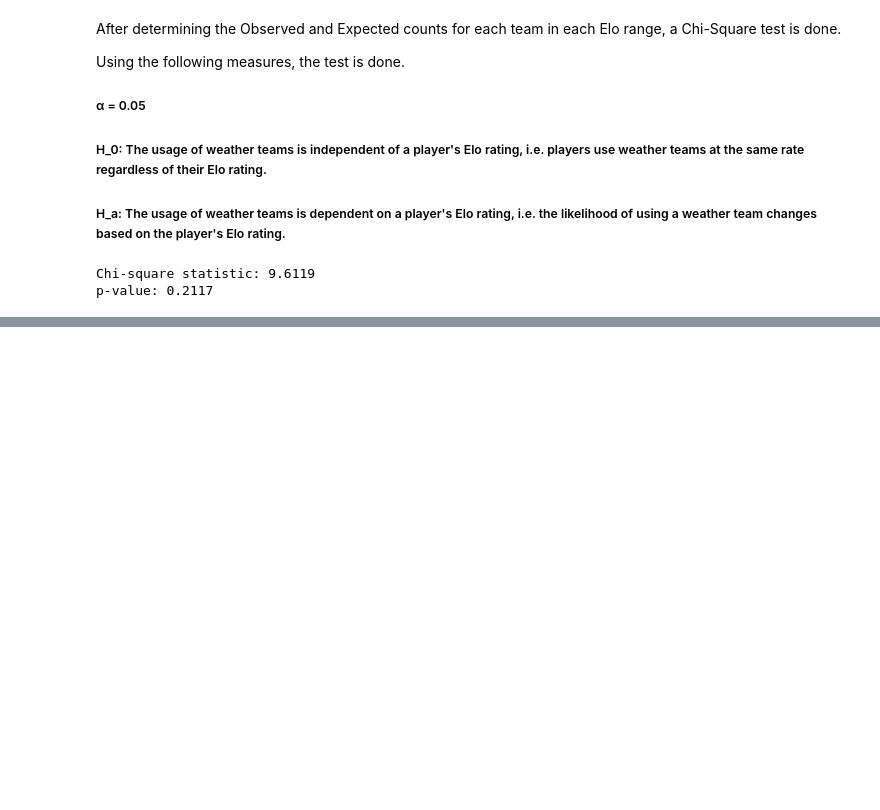
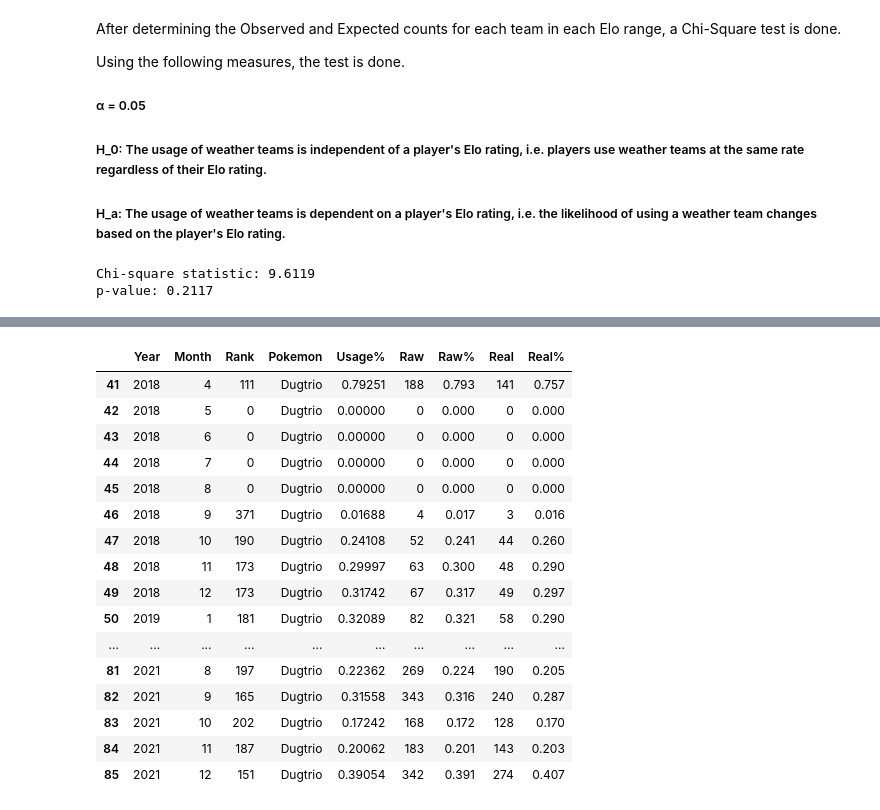
Before and after one commit to jrgo7/csmodel-mco, a Jupyter notebook: phase-2.ipynb, the cells around one changed output, grey strips where cells are left out. Drawn from its saved outputs; the diff is of its cells as text; code cells hidden in the pictures; blank space fills up the shorter version.

```diff
--- a/phase-2.ipynb
+++ b/phase-2.ipynb
@@ -1496,0 +2018,25 @@ Since the p-value gotten after the Chi-Square test is greater than α, we fail t
+# %%
+post_ban_df = dugtrio_df.loc[
+    (dugtrio_df['Year'] > ban_year) |
+    ((dugtrio_df['Year'] == ban_year) & (dugtrio_df['Month'] >= ban_month))
+]
+
+post_ban_df
+# %% [output]
+|  | Year | Month | Rank | Pokemon | Usage% | Raw | Raw% | Real | Real% |
+| 41 | 2018 | 4 | 111 | Dugtrio | 0.79251 | 188 | 0.793 | 141 | 0.757 |
+| 42 | 2018 | 5 | 0 | Dugtrio | 0.00000 | 0 | 0.000 | 0 | 0.000 |
+| 43 | 2018 | 6 | 0 | Dugtrio | 0.00000 | 0 | 0.000 | 0 | 0.000 |
+| 44 | 2018 | 7 | 0 | Dugtrio | 0.00000 | 0 | 0.000 | 0 | 0.000 |
+| 45 | 2018 | 8 | 0 | Dugtrio | 0.00000 | 0 | 0.000 | 0 | 0.000 |
+| 46 | 2018 | 9 | 371 | Dugtrio | 0.01688 | 4 | 0.017 | 3 | 0.016 |
+| 47 | 2018 | 10 | 190 | Dugtrio | 0.24108 | 52 | 0.241 | 44 | 0.260 |
+| 48 | 2018 | 11 | 173 | Dugtrio | 0.29997 | 63 | 0.300 | 48 | 0.290 |
+| 49 | 2018 | 12 | 173 | Dugtrio | 0.31742 | 67 | 0.317 | 49 | 0.297 |
+| 50 | 2019 | 1 | 181 | Dugtrio | 0.32089 | 82 | 0.321 | 58 | 0.290 |
+| ... | ... | ... | ... | ... | ... | ... | ... | ... | ... |
+| 81 | 2021 | 8 | 197 | Dugtrio | 0.22362 | 269 | 0.224 | 190 | 0.205 |
+| 82 | 2021 | 9 | 165 | Dugtrio | 0.31558 | 343 | 0.316 | 240 | 0.287 |
+| 83 | 2021 | 10 | 202 | Dugtrio | 0.17242 | 168 | 0.172 | 128 | 0.170 |
+| 84 | 2021 | 11 | 187 | Dugtrio | 0.20062 | 183 | 0.201 | 143 | 0.203 |
+| 85 | 2021 | 12 | 151 | Dugtrio | 0.39054 | 342 | 0.391 | 274 | 0.407 |
```
Also changed, not shown: parts of 67 cells of this notebook.
